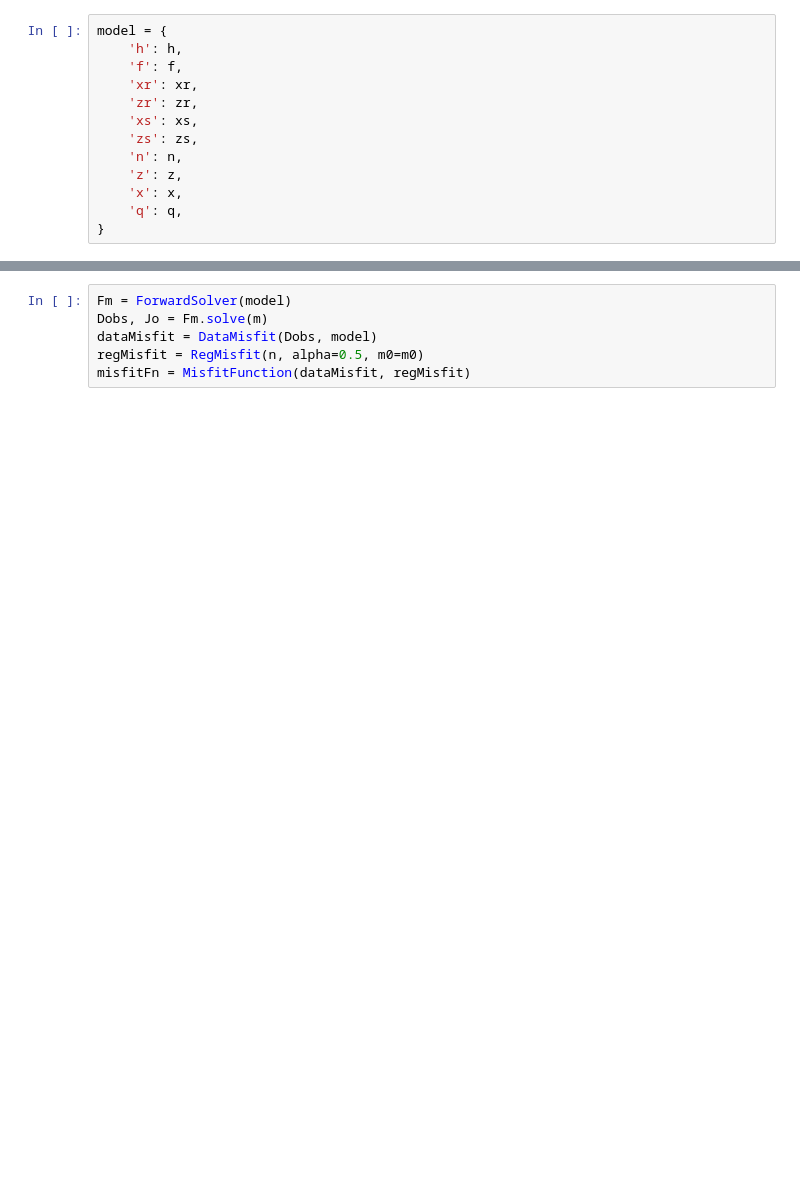
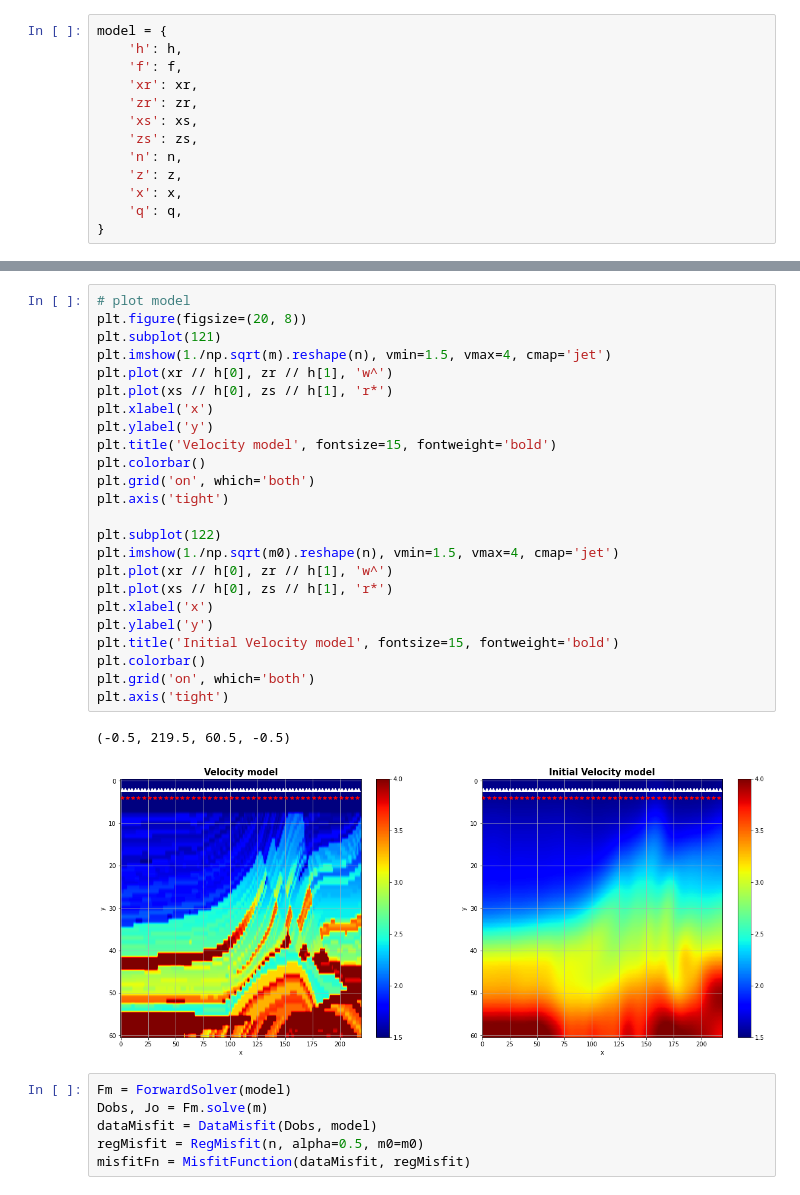
Before and after one commit to izzatum/SimpleFWI, a Jupyter notebook: Example_3.ipynb, the cells around one changed output, grey strips where cells are left out. Cells and saved outputs as stored; diff of their text form; blank space fills up the shorter version.

```diff
--- a/Example_3.ipynb
+++ b/Example_3.ipynb
@@ -84,3 +78,30 @@ m, m0 = 1./(vel.reshape(-1, 1)) ** 2, 1./(vel0.reshape(-1, 1)) ** 2
+# %%
+# plot model
+plt.figure(figsize=(20, 8))
+plt.subplot(121)
+plt.imshow(1./np.sqrt(m).reshape(n), vmin=1.5, vmax=4, cmap='jet')
+plt.plot(xr // h[0], zr // h[1], 'w^')
+plt.plot(xs // h[0], zs // h[1], 'r*')
+plt.xlabel('x')
+plt.ylabel('y')
+plt.title('Velocity model', fontsize=15, fontweight='bold')
+plt.colorbar()
+plt.grid('on', which='both')
+plt.axis('tight')
+
+plt.subplot(122)
+plt.imshow(1./np.sqrt(m0).reshape(n), vmin=1.5, vmax=4, cmap='jet')
+plt.plot(xr // h[0], zr // h[1], 'w^')
+plt.plot(xs // h[0], zs // h[1], 'r*')
+plt.xlabel('x')
+plt.ylabel('y')
+plt.title('Initial Velocity model', fontsize=15, fontweight='bold')
+plt.colorbar()
+plt.grid('on', which='both')
+plt.axis('tight')
+# %% [output]
+(-0.5, 219.5, 60.5, -0.5)
+[figure, new version]
 # %%
 Fm = ForwardSolver(model)
 Dobs, Jo = Fm.solve(m)
```
Also changed, not shown: parts of 17 cells of this notebook, 3 other files.
